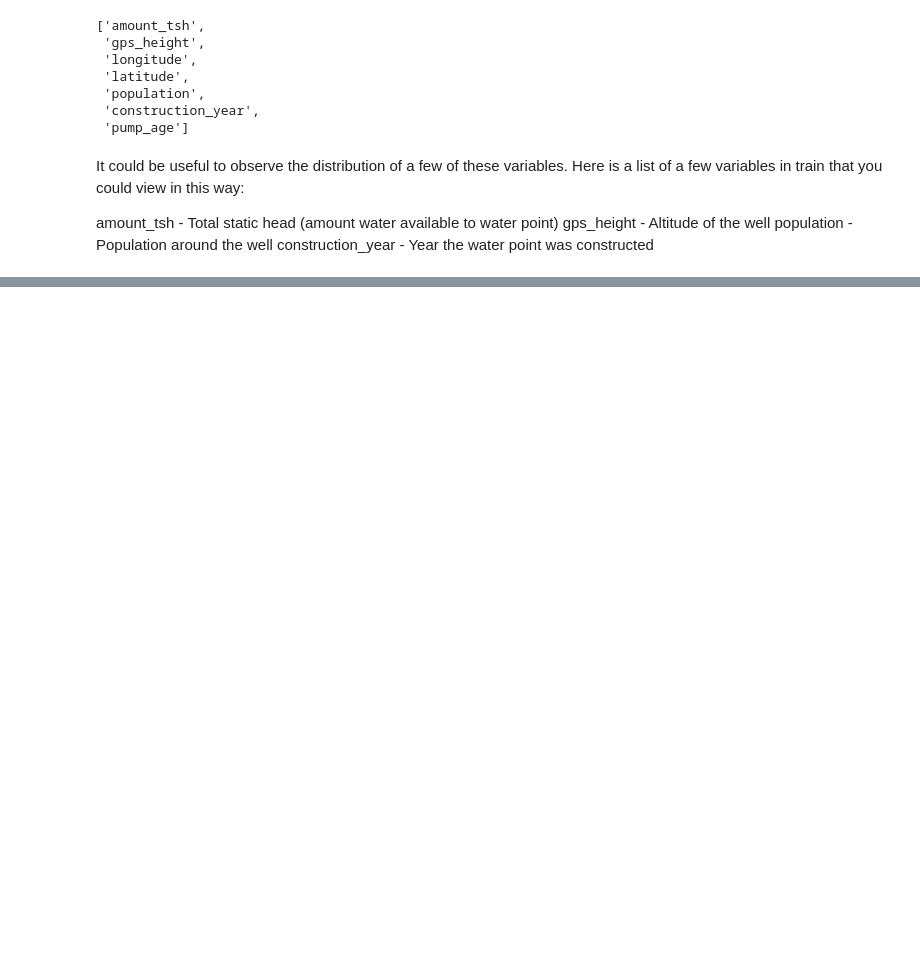
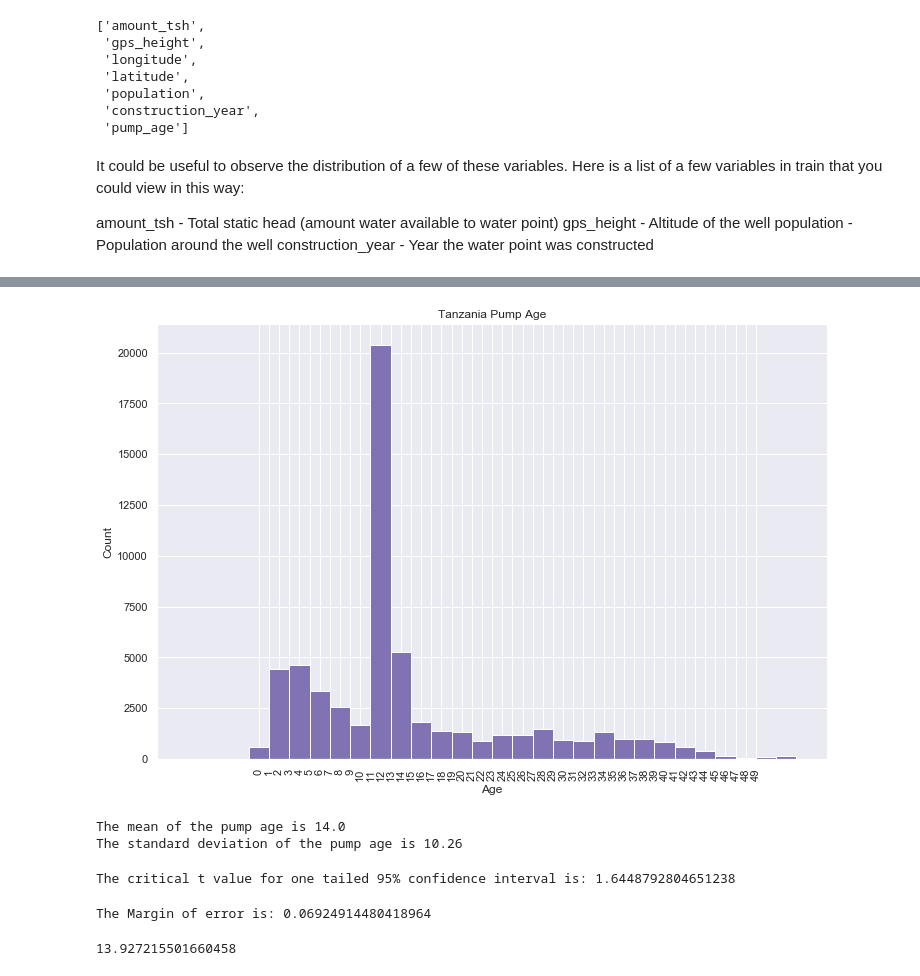
Before and after one commit to atalebizadeh/DS-Career-Track, a Jupyter notebook: Capstone Project 1/Water Pumps/Water Pump - Statistical Analysis.ipynb, the cells around one changed output, grey strips where cells are left out. Saved outputs shown, nothing was run; the diff lists cells and outputs as text; code cells hidden in the pictures; blank space fills up the shorter version.

```diff
--- a/Capstone Project 1/Water Pumps/Water Pump - Statistical Analysis.ipynb
+++ b/Capstone Project 1/Water Pumps/Water Pump - Statistical Analysis.ipynb
@@ -70,0 +97,37 @@ TypeError: 'Series' objects are mutable, thus they cannot be hashed
+# %%
+sns.set()
+plt.figure(figsize=[12,8])
+plt.hist(df.pump_age, bins = 30, color='C4')
+plt.xlabel('Age')
+plt.ylabel('Count')
+plt.title('Tanzania Pump Age')
+plt.xticks(range(0,50,1), rotation = 'vertical')
+plt.show()
+# %% [output]
+[figure, added]
+# %%
+print('The mean of the pump age is {} '.format(round(np.mean(df.pump_age),2)))
+print('The standard deviation of the pump age is {} '.format(round(np.std(df.pump_age),2)))
+# %% [output]
+The mean of the pump age is 14.0
+The standard deviation of the pump age is 10.26
+# %%
+n = len(df.pump_age)
+dof = n - 1
+p = 0.95
+critical_t = t.ppf(p, dof)
+print('The critical t value for one tailed 95% confidence interval is: {} '.format(critical_t))
+# %% [output]
+The critical t value for one tailed 95% confidence interval is: 1.6448792804651238
+# %%
+# Standard Error of the Mean (a.k.a. the standard deviation of the sampling distribution of the sample mean!
+se = (np.std(df.pump_age)) / (np.sqrt(n))
+moe = critical_t * se # Margin of Error
+print('The Margin of error is: {} '.format(moe))
+# %% [output]
+The Margin of error is: 0.06924914480418964
+# %%
+lower = (np.mean(df.pump_age)) - moe
+lower
+# %% [output]
+13.927215501660458
```
Also changed, not shown: parts of 19 cells of this notebook, 5 other files.
